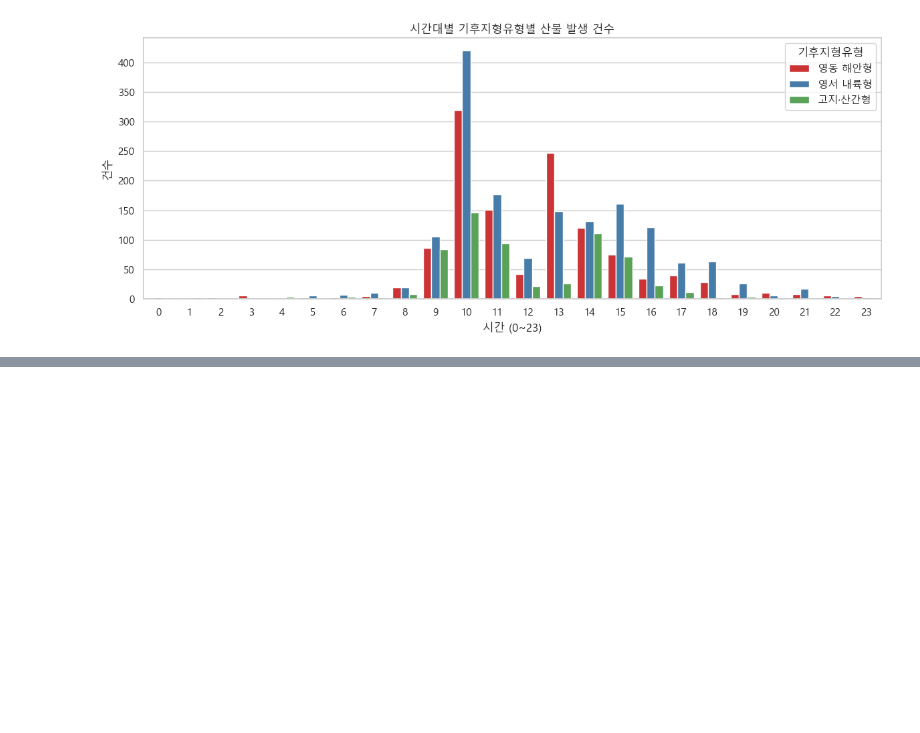
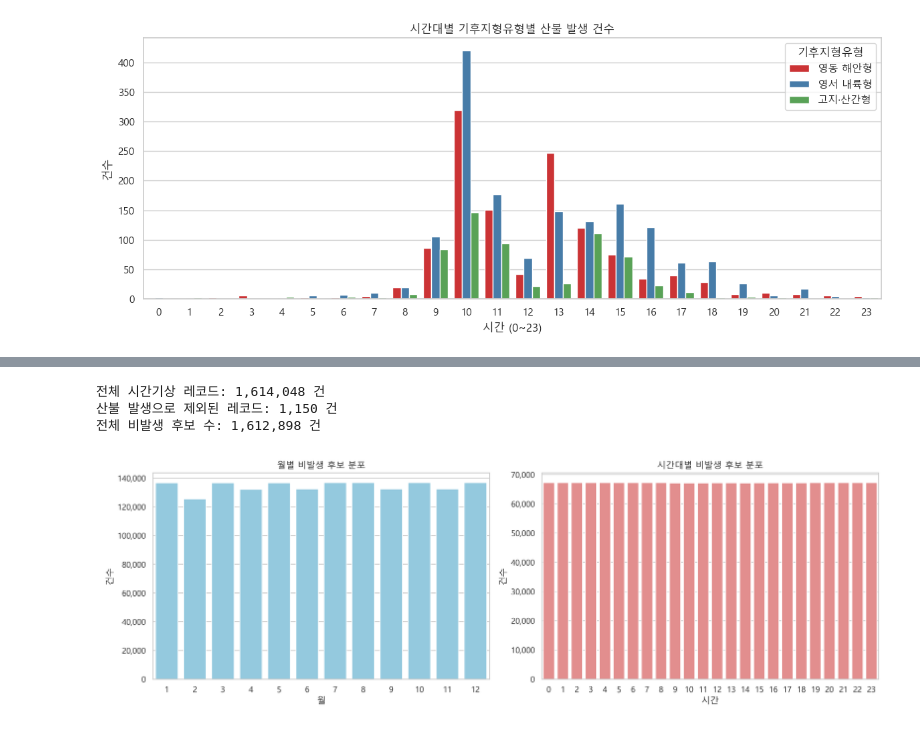
Before and after one commit to Max-JI64/farm-system-public-02, a Jupyter notebook: jsw/강원_재_EDA/Step2_강원도_산불발생_날씨지수_대조군재분석.ipynb, the cells around one changed output, grey strips where cells are left out. Drawn from its saved outputs; the diff is of its cells as text; code cells hidden in the pictures; blank space fills up the shorter version.

```diff
--- a/jsw/강원_재_EDA/Step2_강원도_산불발생_날씨지수_대조군재분석.ipynb
+++ b/jsw/강원_재_EDA/Step2_강원도_산불발생_날씨지수_대조군재분석.ipynb
@@ -312,0 +315,79 @@ plt.show()
+# %%
+# S2-03 로직
+import pandas as pd
+import geopandas as gpd
+import seaborn as sns
+import matplotlib.pyplot as plt
+
+# 1. 산불-기상셀 매칭 기준시각 준비
+fire_joined = gpd.sjoin(fire_points, weather_grid, how='left', predicate='within')
+fire_matched = fire_joined.dropna(subset=['기상셀ID']).copy()
+fire_matched['기준시각'] = pd.to_datetime(fire_matched['기준시각'])
+
+fire_events = set(zip(fire_matched['기상셀ID'], fire_matched['기준시각']))
+
+# 2. 전체 비발생 후보 식별
+fire_keys = pd.DataFrame(list(fire_events), columns=['기상셀ID', '일시'])
+fire_keys['is_fire'] = True
+
+hourly_keys = hourly_weather[['기상셀ID', '일시']]
+merged = hourly_keys.merge(fire_keys, on=['기상셀ID', '일시'], how='left')
+non_fire_mask = merged['is_fire'].isna()
+
+candidate_count = non_fire_mask.sum()
+excluded_count = (~non_fire_mask).sum()
+
+print(f"전체 시간기상 레코드: {len(hourly_weather):,} 건")
+print(f"산불 발생으로 제외된 레코드: {excluded_count:,} 건")
+print(f"전체 비발생 후보 수: {candidate_count:,} 건")
+
+# 3. 셀, 월, 시간 구성 분포
+candidate_months = hourly_weather.loc[non_fire_mask, '일시'].dt.month
+candidate_hours = hourly_weather.loc[non_fire_mask, '일시'].dt.hour
+
+monthly_counts = candidate_months.value_counts().sort_index()
+hourly_counts = candidate_hours.value_counts().sort_index()
+
+# 4. 결과표 저장
+outputs_dir = REPO_ROOT / "jsw/강원_재_EDA/outputs/Step2"
+outputs_dir.joinpath("tables").mkdir(parents=True, exist_ok=True)
+outputs_dir.joinpath("plots").mkdir(parents=True, exist_ok=True)
+
+composition_df = pd.DataFrame({
+    '항목': ['전체_레코드', '제외_레코드', '후보_레코드'],
+    '건수': [len(hourly_weather), excluded_count, candidate_count]
+})
+composition_df.to_csv(outputs_dir / "tables/S2-03_candidate_counts.csv", index=False, encoding='utf-8-sig')
+
+month_hour_dist = pd.DataFrame({
+    '월': monthly_counts.index.tolist() + [None]*(24-12),
+    '월_건수': monthly_counts.values.tolist() + [None]*(24-12),
+    '시간': hourly_counts.index,
+    '시간_건수': hourly_counts.values
+})
+month_hour_dist.to_csv(outputs_dir / "tables/S2-03_month_hour_distribution.csv", index=False, encoding='utf-8-sig')
+
+# 5. 표본 구성 분포 시각화
+fig, axes = plt.subplots(1, 2, figsize=(15, 5))
+sns.barplot(x=monthly_counts.index, y=monthly_counts.values, ax=axes[0], color='skyblue')
+axes[0].set_title("월별 비발생 후보 분포")
+axes[0].set_xlabel("월")
+axes[0].set_ylabel("건수")
+axes[0].set_yticklabels([f'{int(y):,}' for y in axes[0].get_yticks()])
+
+sns.barplot(x=hourly_counts.index, y=hourly_counts.values, ax=axes[1], color='lightcoral')
+axes[1].set_title("시간대별 비발생 후보 분포")
+axes[1].set_xlabel("시간")
+axes[1].set_ylabel("건수")
+axes[1].set_yticklabels([f'{int(y):,}' for y in axes[1].get_yticks()])
+
+plt.tight_layout()
+plt.savefig(outputs_dir / "plots/S2-03_candidate_distribution.png", dpi=300)
+plt.show()
+
+del fire_joined, fire_keys, hourly_keys, merged, candidate_months, candidate_hours
+# %% [output]
+전체 시간기상 레코드: 1,614,048 건
+산불 발생으로 제외된 레코드: 1,150 건
+전체 비발생 후보 수: 1,612,898 건
+[figure, added]
```
Also changed, not shown: parts of 1 cell of this notebook, 4 other files.
